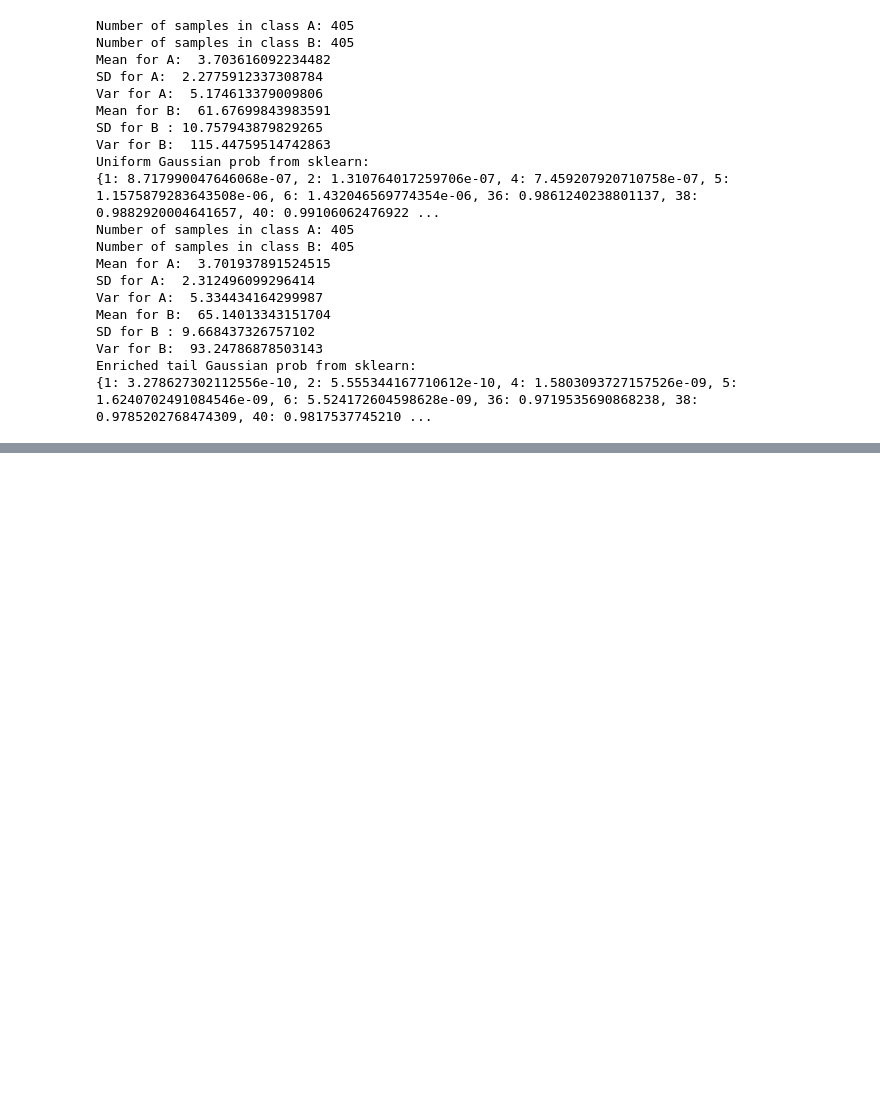
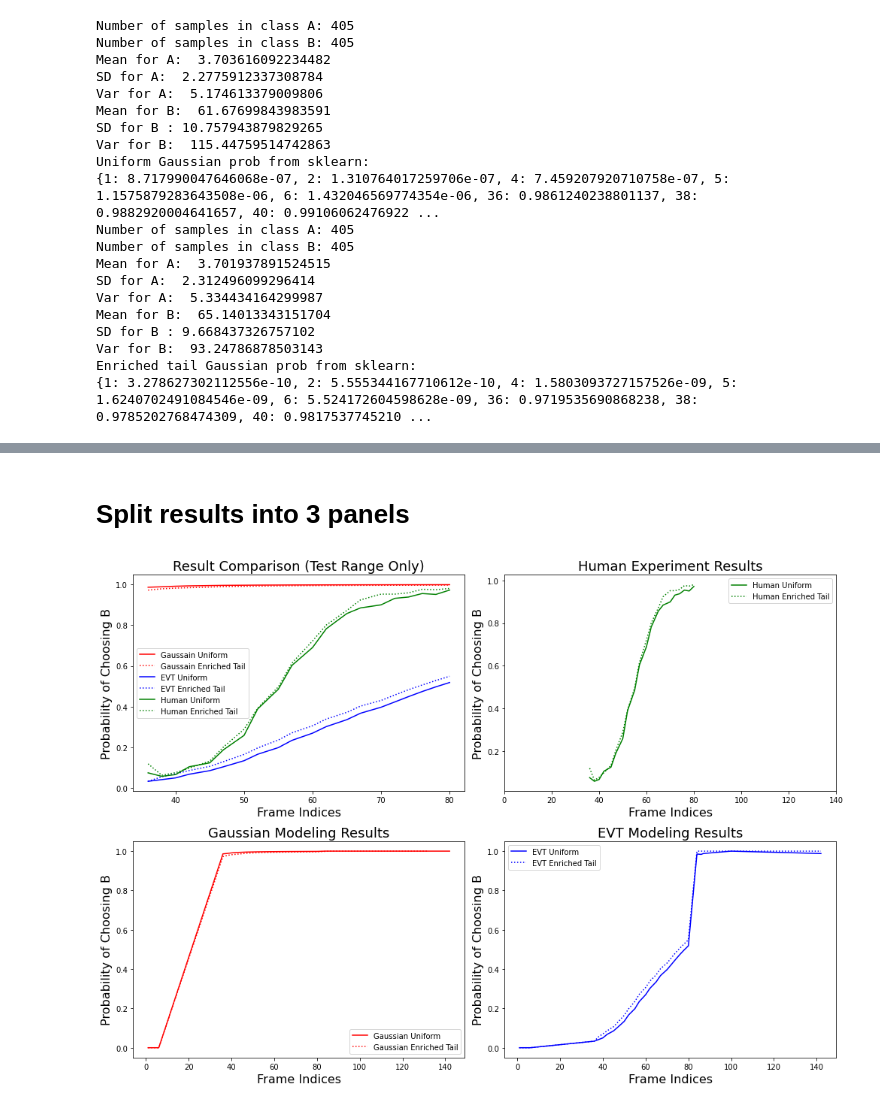
Before and after one commit to KiyoshiKAWASAKI/face_morph_with_evt, a Jupyter notebook: modeling.ipynb, the cells around one changed output, grey strips where cells are left out. Drawn from its saved outputs; the diff is of its cells as text; code cells hidden in the pictures; blank space fills up the shorter version.

```diff
--- a/modeling.ipynb
+++ b/modeling.ipynb
@@ -469,0 +470,75 @@ Tail type:  left
+# %% [markdown]
+# Split results into 3 panels
+# %%
+# Create the figure and subplots
+fig, axes = plt.subplots(nrows=2, ncols=2, figsize=(14, 10))
+axes = axes.flatten()
+
+title_fontsize = 18
+label_fontsize = 16
+text_fontsize = 16
+
+# Gauss
+list_gauss_uniform = sorted(gaussian_prob_uniform.items())
+x_gauss_uniform, y_gauss_uniform = zip(*list_gauss_uniform)
+
+list_gauss_enrich = sorted(gaussian_prob_enrich.items())
+x_gauss_enrich, y_gauss_enrich = zip(*list_gauss_enrich)
+
+# EVT
+list_evt_uniform = sorted(evt_prob_uniform.items())
+x_evt_uniform, y_evt_uniform = zip(*list_evt_uniform)
+
+list_evt_enrich = sorted(evt_prob_enrich.items())
+x_evt_enrich, y_evt_enrich = zip(*list_evt_enrich)
+
+# Sample data
+# axes[0].text(5, 0.5, "To resemble the NSF figure, this is a placeholder for stumuli", fontsize=12, color="green", ha="center")
+
+# axes[0].set_title("To resemble the NSF figure,\n this is a placeholder for stumuli", fontsize=title_fontsize)
+axes[0].plot(x_gauss_uniform[5:25], y_gauss_uniform[5:25], label="Gaussain Uniform", color='red',)
+axes[0].plot(x_gauss_uniform[5:25], y_gauss_enrich[5:25], label="Gaussain Enriched Tail", color='red', linestyle=':',)
+axes[0].plot(x_gauss_uniform[5:25], y_evt_uniform[5:25], label="EVT Uniform", color='blue')
+axes[0].plot(x_gauss_uniform[5:25], y_evt_enrich[5:25], label="EVT Enriched Tail", color='blue', linestyle=':',)
+axes[0].plot(human_test_ind, human_uniform_prob , label="Human Uniform", color='green')
+axes[0].plot(human_test_ind, human_enrich_prob , label="Human Enriched Tail", color='green', linestyle=':',)
+axes[0].set_title("Result Comparison (Test Range Only)", fontsize=title_fontsize)
+axes[0].set_xlabel("Frame Indices", fontsize=label_fontsize)
+axes[0].set_ylabel("Probability of Choosing B", fontsize=label_fontsize)
+axes[0].legend()
+# axes[1].legend()
+
+
+# Plot on each subplot
+# Human
+axes[1].plot(human_test_ind, human_uniform_prob, label="Human Uniform", color="green")
+axes[1].plot(human_test_ind, human_enrich_prob, label="Human Enriched Tail",linestyle=':', color="green")
+axes[1].set_title("Human Experiment Results", fontsize=title_fontsize)
+axes[1].set_xlabel("Frame Indices", fontsize=label_fontsize)
+axes[1].set_ylabel("Probability of Choosing B", fontsize=label_fontsize)
+axes[1].set_xlim(0, 140)
+axes[1].legend()
+
+
+axes[2].plot(x_gauss_uniform, y_gauss_uniform, label="Gaussian Uniform", color="red")
+axes[2].plot(x_gauss_enrich, y_gauss_enrich, label="Gaussian Enriched Tail", linestyle=':', color="red")
+axes[2].set_title("Gaussian Modeling Results", fontsize=title_fontsize)
+axes[2].set_xlabel("Frame Indices", fontsize=label_fontsize)
+axes[2].set_ylabel("Probability of Choosing B", fontsize=label_fontsize)
+axes[2].legend()
+
+
+axes[3].plot(x_gauss_uniform, y_evt_uniform, label="EVT Uniform", color="blue")
+axes[3].plot(x_gauss_uniform, y_evt_enrich, label="EVT Enriched Tail", linestyle=':', color="blue")
+axes[3].set_title("EVT Modeling Results", fontsize=title_fontsize)
+axes[3].set_xlabel("Frame Indices", fontsize=label_fontsize)
+axes[3].set_ylabel("Probability of Choosing B", fontsize=label_fontsize)
+axes[3].legend()
+
+# Adjust layout
+plt.tight_layout()
+
+# Show the figure
+plt.show()
+# %% [output]
+[figure, added]
```
Also changed, not shown: parts of 2 cells of this notebook, 1 other file.
